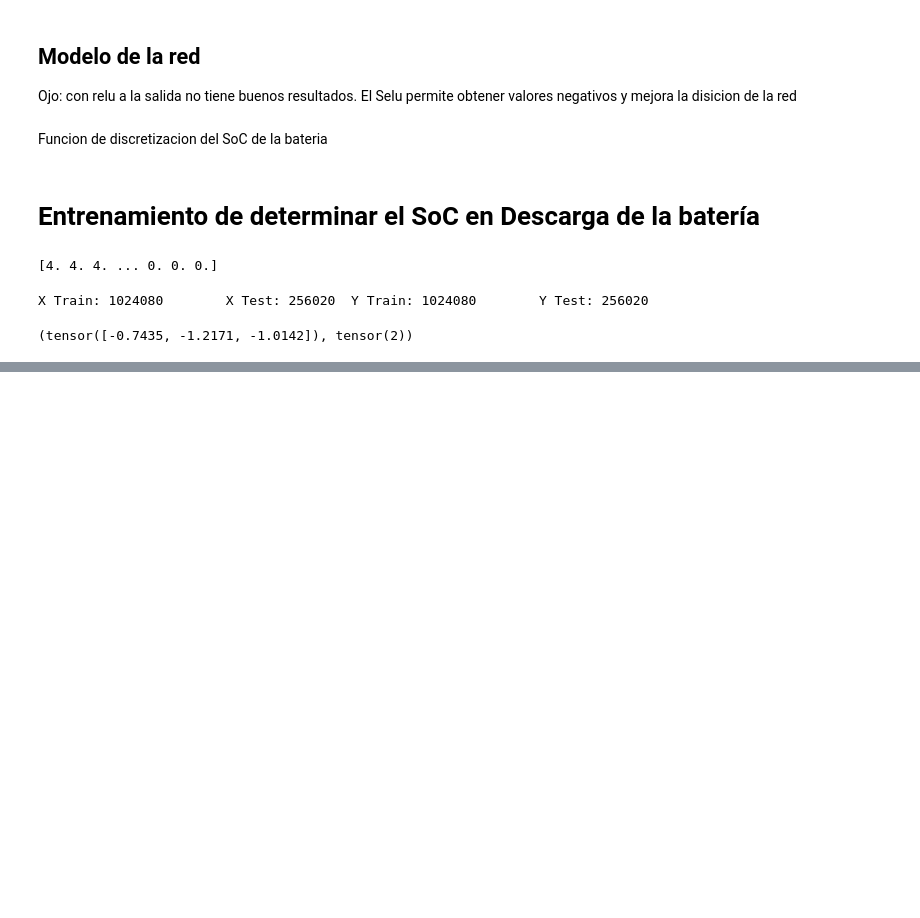
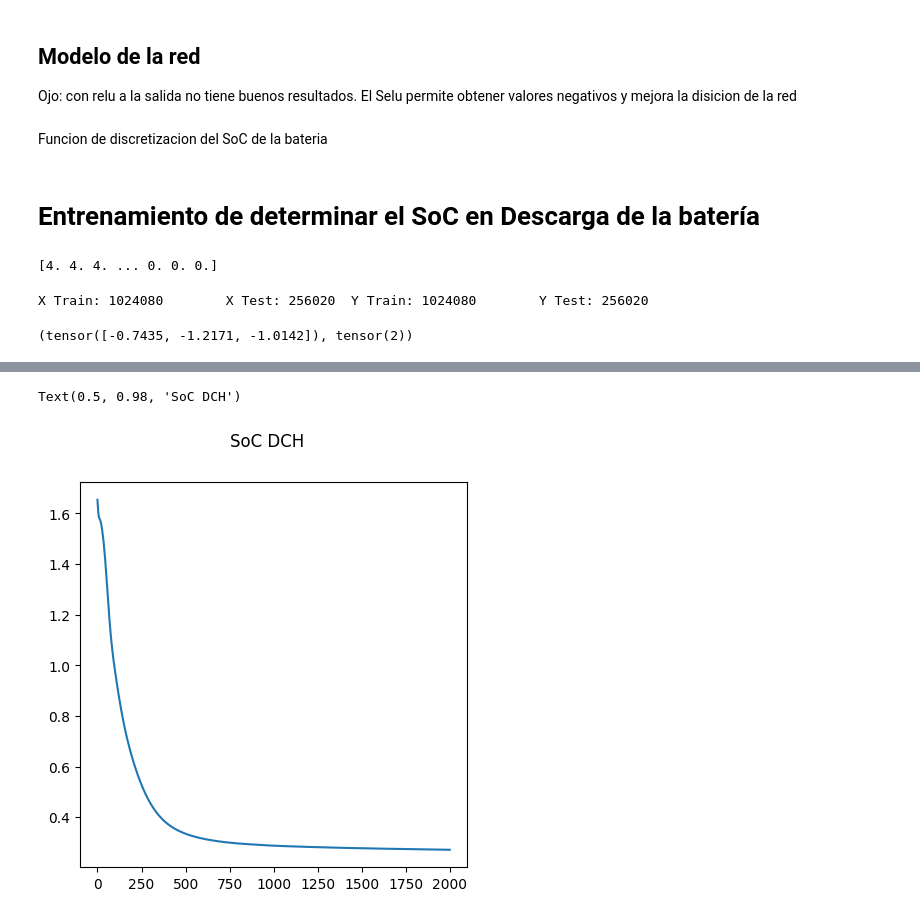
Before and after one commit to josueisaihs/PytorchTutorial, a Jupyter notebook: baterySoC.ipynb, the cells around one changed output, grey strips where cells are left out. Cells and saved outputs as stored; diff of their text form; code cells hidden in the pictures; blank space fills up the shorter version.

```diff
--- a/baterySoC.ipynb
+++ b/baterySoC.ipynb
@@ -114,7 +114,7 @@ for degree in urls.keys():
       soc_cap = max_discharge + data_dch_["Capacity"]
       soc_cap_pc = soc_cap / max(soc_cap)
 
-      data_plot.append({'voltage': data_dch_["Voltage"], 'soc': soc_cap_pc, 'current': data_dch_["Current"], 'temperature': data_dch_["Temperature"], 'capacity': soc_cap, 'name': degree + "-" + url.replace(f'https://github.com/josueisaihs/PytorchTutorial/raw/main/{degree}/', '').replace('.csv', '')})
+      data_plot.append({'status': 'DCH', 'voltage': data_dch_["Voltage"], 'soc': soc_cap_pc, 'current': data_dch_["Current"], 'temperature': data_dch_["Temperature"], 'capacity': soc_cap, 'name': degree + "-" + url.replace(f'https://github.com/josueisaihs/PytorchTutorial/raw/main/{degree}/', '').replace('.csv', '')})
 
       data_dch_.insert(data_dch_.columns.get_loc("Cnt"), "SoC_Percentage", soc_cap_pc)
       data_dch_.insert(data_dch_.columns.get_loc("SoC_Percentage"), "SoC_Capacity", soc_cap)
@@ -128,7 +128,7 @@ for degree in urls.keys():
         soc_cap = max_discharge + data_cha_["Capacity"]
         soc_cap_pc = soc_cap / max(soc_cap)
 
-        data_plot.append({'voltage': data_cha_["Voltage"], 'soc': soc_cap_pc, 'current': data_cha_["Current"], 'temperature': data_cha_["Temperature"], 'capacity': soc_cap, 'name': degree + "-" + url.replace(f'https://github.com/josueisaihs/PytorchTutorial/raw/main/{degree}/', '').replace('.csv', '')})
+        data_plot.append({'status': 'CHA', 'voltage': data_cha_["Voltage"], 'soc': soc_cap_pc, 'current': data_cha_["Current"], 'temperature': data_cha_["Temperature"], 'capacity': soc_cap, 'name': degree + "-" + url.replace(f'https://github.com/josueisaihs/PytorchTutorial/raw/main/{degree}/', '').replace('.csv', '')})
 
         data_cha_.insert(data_cha_.columns.get_loc("Cnt"), "SoC_Percentage", soc_cap_pc)
         data_cha_.insert(data_cha_.columns.get_loc("SoC_Percentage"), "SoC_Capacity", soc_cap)
@@ -229,6 +228,9 @@ class Model(nn.Module):
     x = F.sigmoid(self.fc_hdd(x))
     x = F.sigmoid(self.fc_hd2(x))
     return F.selu(self.fc_out(x))
+
+  def evaluate(self, x):
+    return self.forward(x).argmax().item()
 # %% [markdown]
 Funcion de discretizacion del SoC de la bateria
 # %%
@@ -344,7 +366,10 @@ print(f'Correct {correct}/{len(t_x_test)} {round(100*correct/len(t_x_test), 2)}%
 # %%
 plt.figure(figsize=(5, 5))
 plt.plot(history["Epoch"], history["Loss"], label='Loss')
-plt.subtitle('SoC DCH')
+plt.suptitle('SoC DCH')
+# %% [output]
+Text(0.5, 0.98, 'SoC DCH')
+[figure, added]
 # %%
 # Save in google drive
 from google.colab import drive
```
Also changed, not shown: parts of 18 cells of this notebook.
